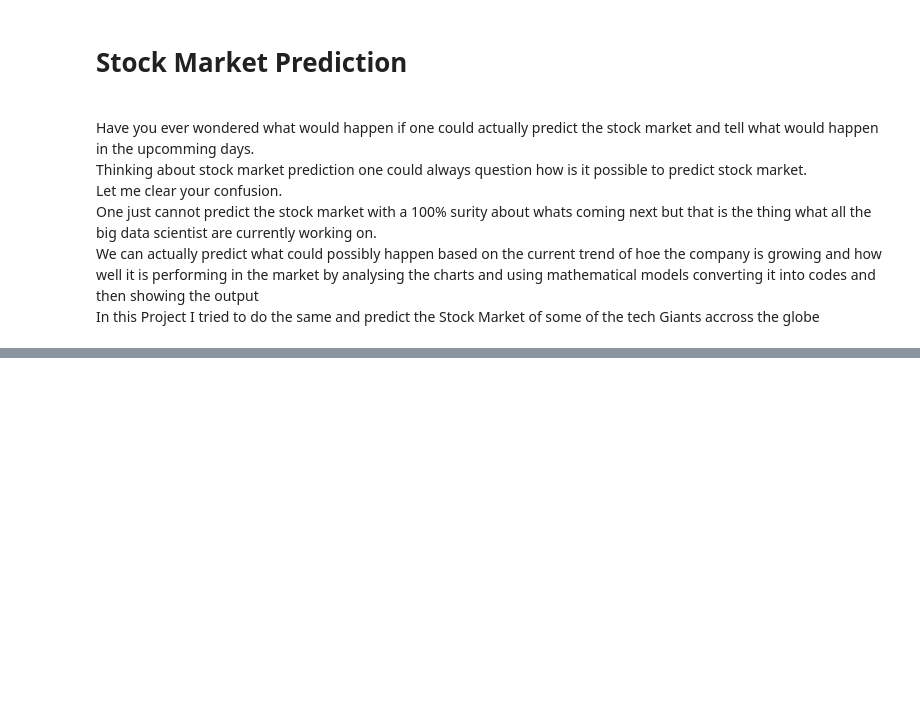
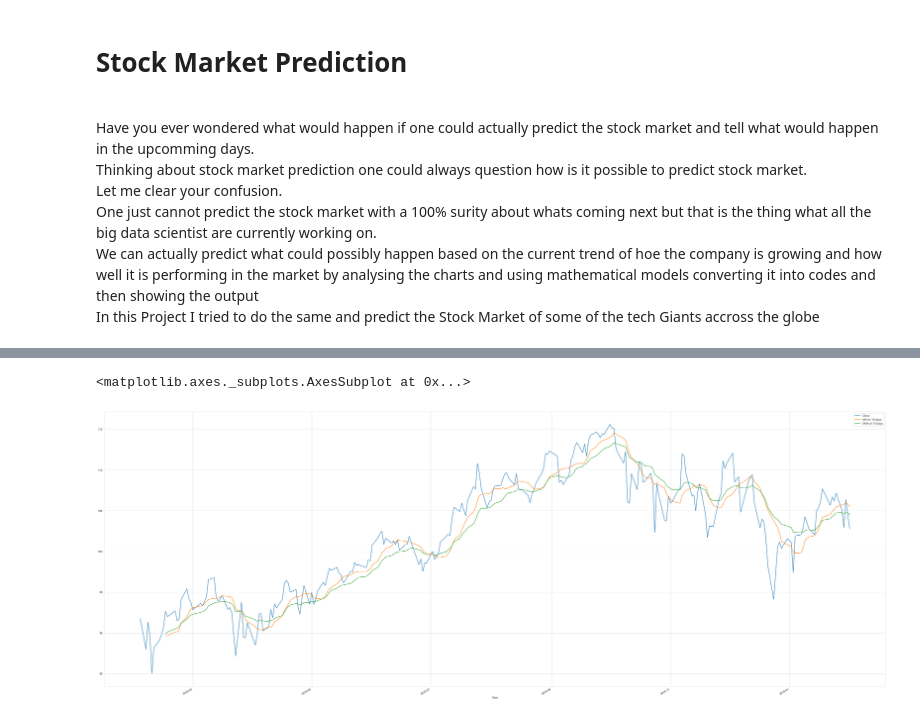
Before and after one commit to mufaddalnaya/Stock-Market-Prediction, a Jupyter notebook: Stock Market Prediction.ipynb, the cells around one changed output, grey strips where cells are left out. Cells and saved outputs as stored; diff of their text form; code cells hidden in the pictures; blank space fills up the shorter version.

```diff
--- a/Stock Market Prediction.ipynb
+++ b/Stock Market Prediction.ipynb
@@ -66 +75,9 @@ MSFT[['Close','MA for 10 days','MA for 20 days','MA for 50 days','MA for 100 day
+# %%
+#2 Exponential Moving Average (EMA)
+emaPeriod = 10
+MSFT['EMA of 10 Days'] = MSFT['Close'].ewm(com=emaPeriod -1,min_periods =emaPeriod).mean()
+MSFT[['Close','MA for 10 days','EMA of 10 Days']].plot(subplots=False,figsize=(50,20))
+# %% [output]
+<matplotlib.axes._subplots.AxesSubplot at 0x...>
+[figure, added]
 # %%
```
Also changed, not shown: parts of 11 cells of this notebook, 5 other files.
